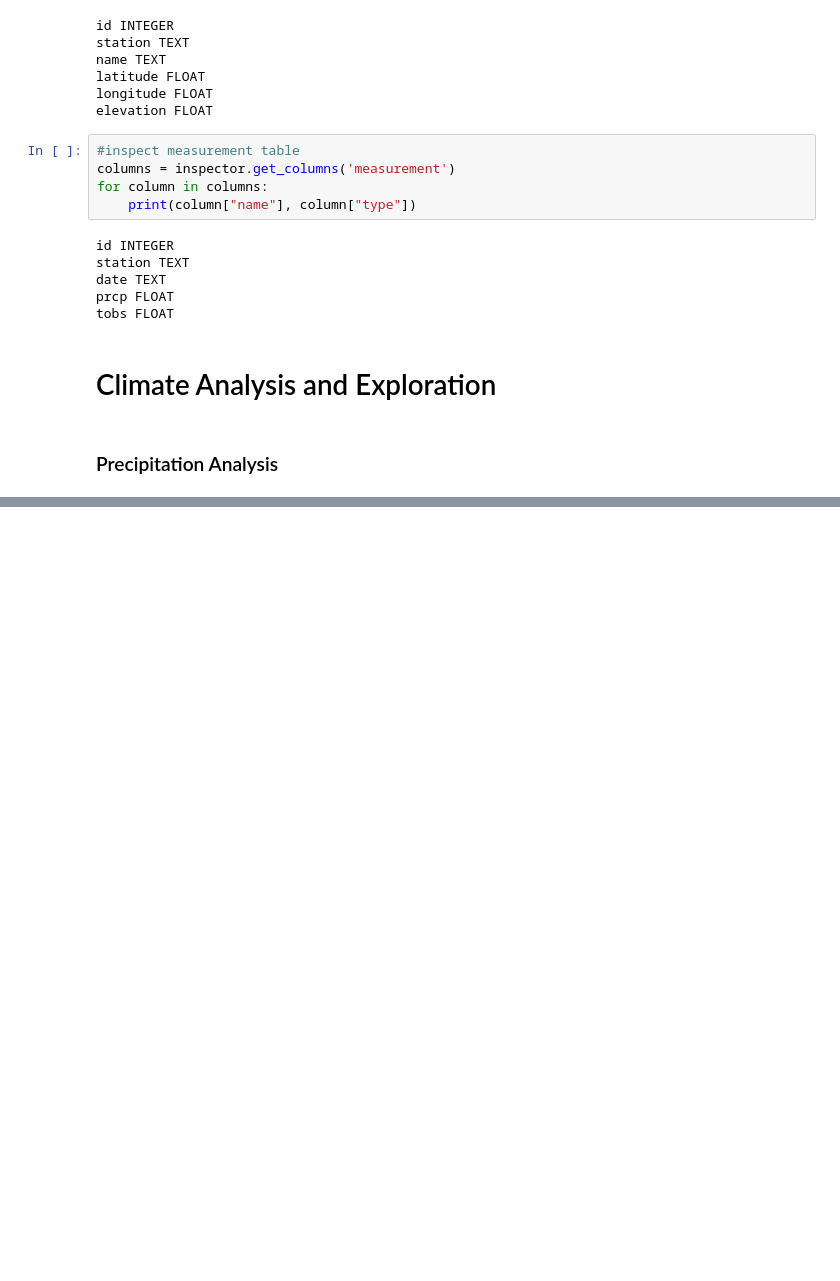
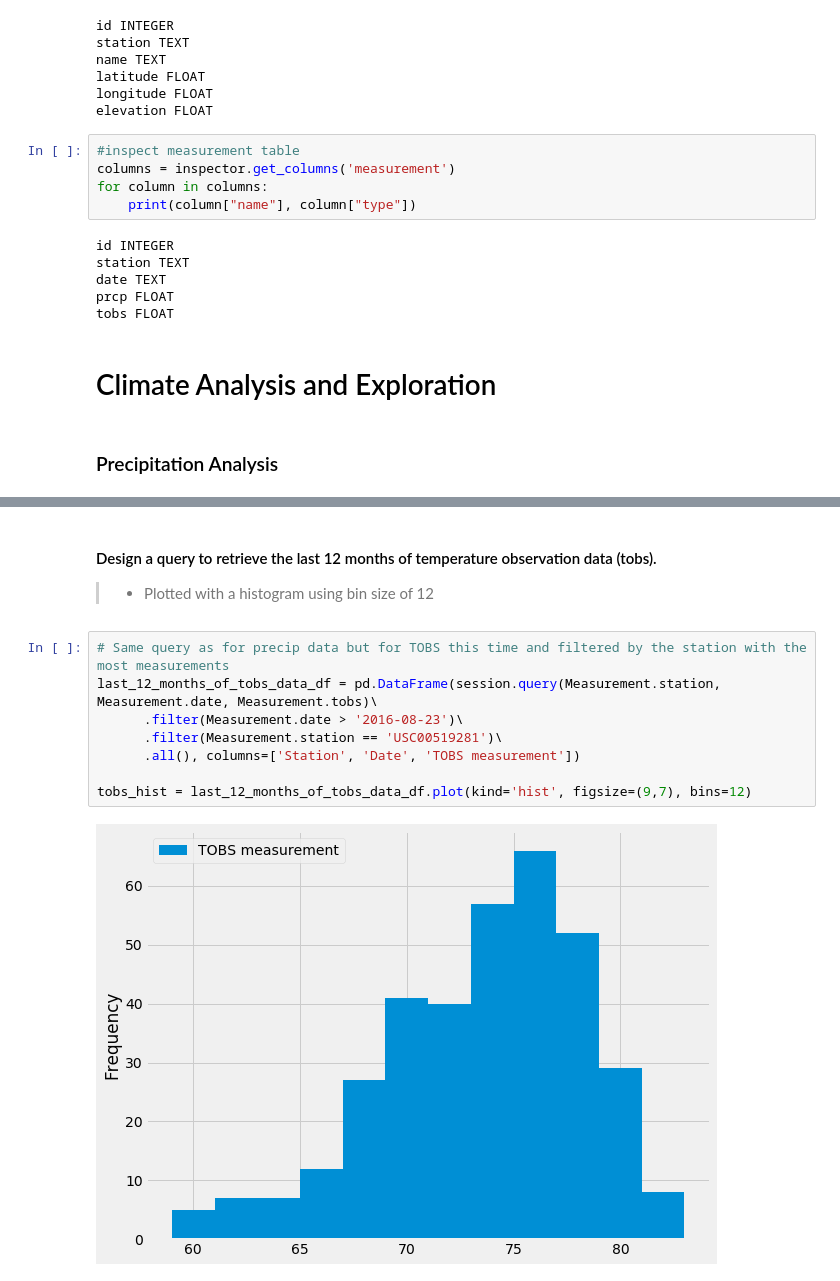
Before and after one commit to taswanj01/Data_Analytics_Projects, a Jupyter notebook: Module_9_Tai_Johnson_SQLAlchemy/climate_analysis_module_9.ipynb, the cells around one changed output, grey strips where cells are left out. Drawn from its saved outputs; the diff is of its cells as text; blank space fills up the shorter version.

```diff
--- a/Module_9_Tai_Johnson_SQLAlchemy/climate_analysis_module_9.ipynb
+++ b/Module_9_Tai_Johnson_SQLAlchemy/climate_analysis_module_9.ipynb
@@ -62,0 +143,13 @@ tobs FLOAT
+# %% [markdown]
+#### Design a query to retrieve the last 12 months of temperature observation data (tobs).
+>- Plotted with a histogram using bin size of 12
+# %%
+# Same query as for precip data but for TOBS this time and filtered by the station with the most measurements
+last_12_months_of_tobs_data_df = pd.DataFrame(session.query(Measurement.station, Measurement.date, Measurement.tobs)\
+      .filter(Measurement.date > '2016-08-23')\
+      .filter(Measurement.station == 'USC00519281')\
+      .all(), columns=['Station', 'Date', 'TOBS measurement'])
+
+tobs_hist = last_12_months_of_tobs_data_df.plot(kind='hist', figsize=(9,7), bins=12)
+# %% [output]
+[figure, added]
```
Also changed, not shown: parts of 17 cells of this notebook, 1 other file.
